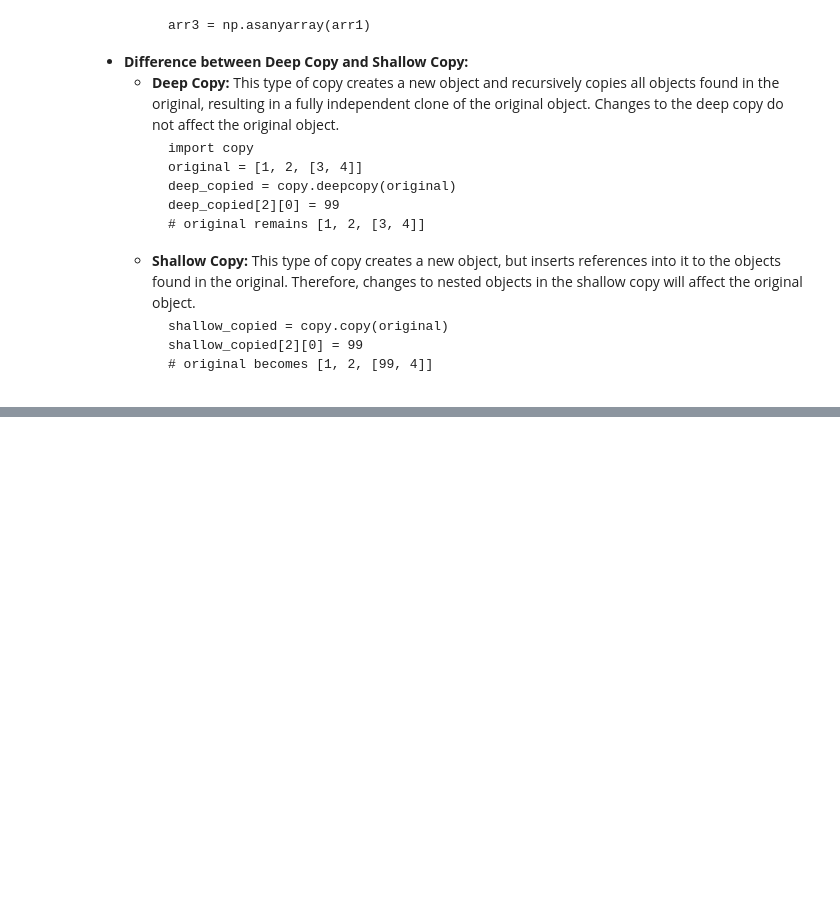
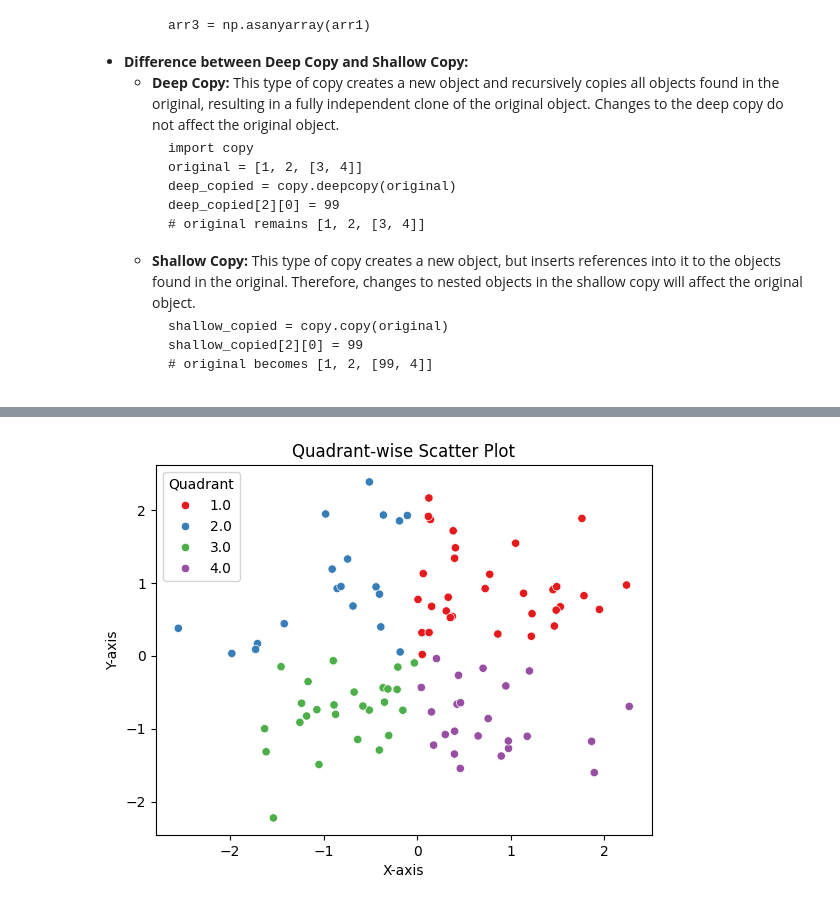
Before and after one commit to AjayKumar095/Data-Science-Masters, a Jupyter notebook: live_assignment_Data Toolkit .ipynb, the cells around one changed output, grey strips where cells are left out. Drawn from its saved outputs; the diff is of its cells as text; code cells hidden in the pictures; blank space fills up the shorter version.

```diff
--- a/live_assignment_Data Toolkit .ipynb
+++ b/live_assignment_Data Toolkit .ipynb
@@ -119,0 +481,39 @@ print(f'Even value array:\n{Even_value_arr} \nOdd value array:\n{Odd_value_arr}'
+# %%
+"""Q16. Create a Seaborn scatter plot of two random arrays, color points based on their position relative to the
+origin (quadrants), add a legend, label the axes, and set the title as 'Quadrant-wise Scatter Plot'."""
+
+import numpy as np
+import seaborn as sns
+import matplotlib.pyplot as plt
+import pandas as pd
+
+# Generate two random arrays
+np.random.seed(0)  # for reproducibility
+x = np.random.randn(100)
+y = np.random.randn(100)
+
+# Determine the quadrants
+quadrant = np.zeros_like(x)
+quadrant[(x >= 0) & (y >= 0)] = 1  # Quadrant I
+quadrant[(x < 0) & (y >= 0)] = 2   # Quadrant II
+quadrant[(x < 0) & (y < 0)] = 3    # Quadrant III
+quadrant[(x >= 0) & (y < 0)] = 4   # Quadrant IV
+
+# Create a DataFrame for plotting
+data = pd.DataFrame({'X': x, 'Y': y, 'Quadrant': quadrant})
+
+# Create a Seaborn scatter plot with colors based on quadrants
+sns.scatterplot(data=data, x='X', y='Y', hue='Quadrant', palette='Set1')
+
+# Add legend
+plt.legend(title='Quadrant')
+
+# Label axes and set title
+plt.xlabel('X-axis')
+plt.ylabel('Y-axis')
+plt.title('Quadrant-wise Scatter Plot')
+
+# Show the plot
+plt.show()
+# %% [output]
+[figure, added]
```
Also changed, not shown: parts of 17 cells of this notebook.
